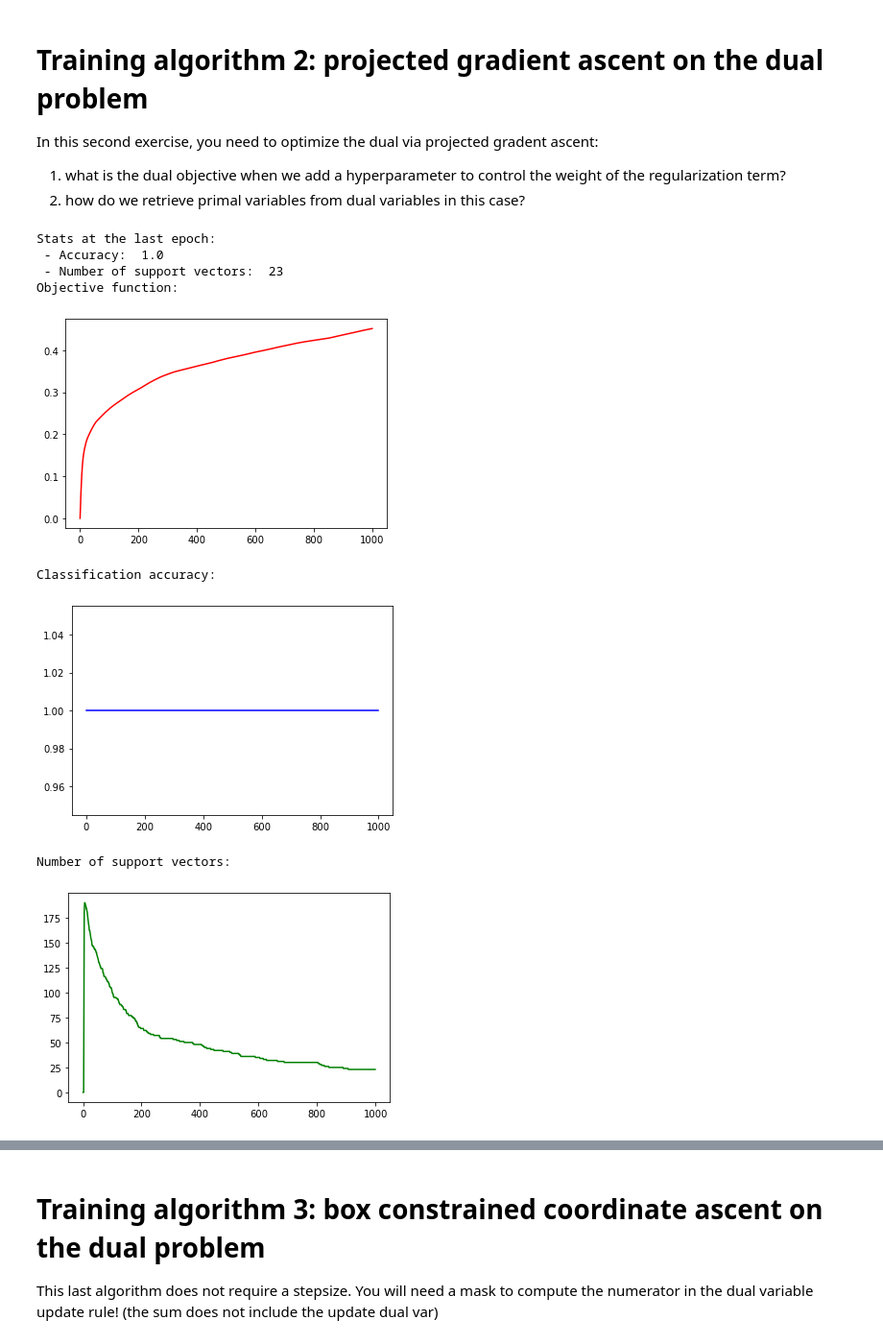
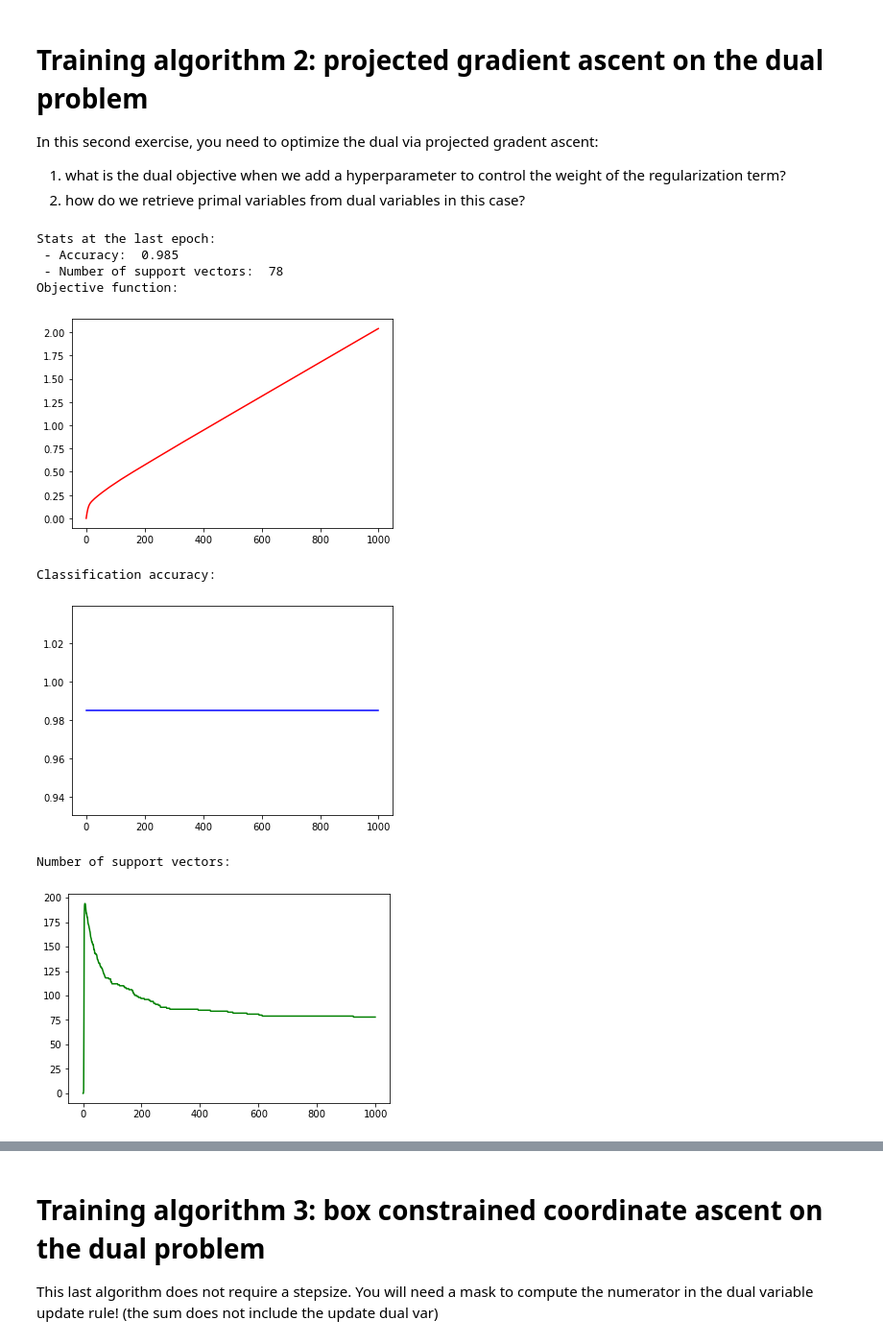
Before and after one commit to kauzarc/ML-algo-TC, a Jupyter notebook: lab1.ipynb, the cells around one changed output, grey strips where cells are left out. Shown at 96% size. Drawn from its saved outputs; the diff is of its cells as text; code cells hidden in the pictures.

```diff
--- a/lab1.ipynb
+++ b/lab1.ipynb
@@ -433,7 +433,7 @@ In this second exercise, you need to optimize the dual via projected gradent asc
 2. how do we retrieve primal variables from dual variables in this case?
 # %%
 def dual_vars_to_primal_vars(dual_vars, X, Y_gold, regularization_weight):
-    return - X.T @ Y @ dual_vars
+    return -regularization_weight * X.T @ Y_gold @ dual_vars
 # %%
 # hyperparameters: you can play with them!
 step_size = 1e-4
@@ -449,15 +449,13 @@ objective_per_epoch = list()
 accuracy_per_epoch = list()
 support_vectors = list()
 
-
-Y = np.diag(y_gold)
 for _ in range(n_epochs):
     # compute the object
-    obj = - dual_vars.sum() + 1 / 2 * dual_vars.T @ Y @ X @ X.T @ Y @ dual_vars
+    obj = - dual_vars.sum() + 1 / (2 * regularization_weight) * dual_vars.T @ Y_gold @ X @ X.T @ Y_gold @ dual_vars
     objective_per_epoch.append(obj)
 
     # compute gradient
-    gradient = -1 - Y.T @ X @ X.T @ Y @ dual_vars
+    gradient = -1 - (1 / regularization_weight) * Y_gold.T @ X @ X.T @ Y_gold @ dual_vars
 
     # projected sub-gradient step
     # you can use np.clip to project the new dual variables in the feasible space
@@ -465,40 +463,40 @@ for _ in range(n_epochs):
 
     # evaluate
     a = dual_vars_to_primal_vars(dual_vars, X, Y_gold, regularization_weight)
     accuracy_per_epoch.append(accuracy(y_gold, predict(a, X)))
 
     # compute the number of support vectors,
     # i.e. the number of dual vars != 0
     support_vectors.append(((dual_vars ** 2) > 1e-7).sum())
 
 
 print("Stats at the last epoch:")
 print(" - Accuracy: ", accuracy_per_epoch[-1])
 print(" - Number of support vectors: ", support_vectors[-1])
 
 
 print("Objective function:")
 plt.plot(objective_per_epoch, color="red")
 plt.show()
 
 
 print("Classification accuracy:")
 plt.plot(accuracy_per_epoch, color="blue")
 plt.show()
 
 print("Number of support vectors:")
 plt.plot(support_vectors, color="green")
 plt.show()
 # %% [output]
 Stats at the last epoch:
- - Accuracy:  1.0
- - Number of support vectors:  23
+ - Accuracy:  0.985
+ - Number of support vectors:  78
 Objective function:
-[figure, old version]
+[figure, new version]
 Classification accuracy:
-[figure, old version]
+[figure, new version]
 Number of support vectors:
-[figure, old version]
+[figure, new version]
 # %%
 # This plot will show the support vectors in red together with the separating hyperplane,
 # i.e. the blue points have a dual variable = 0
```
Also changed, not shown: parts of 8 cells of this notebook.
